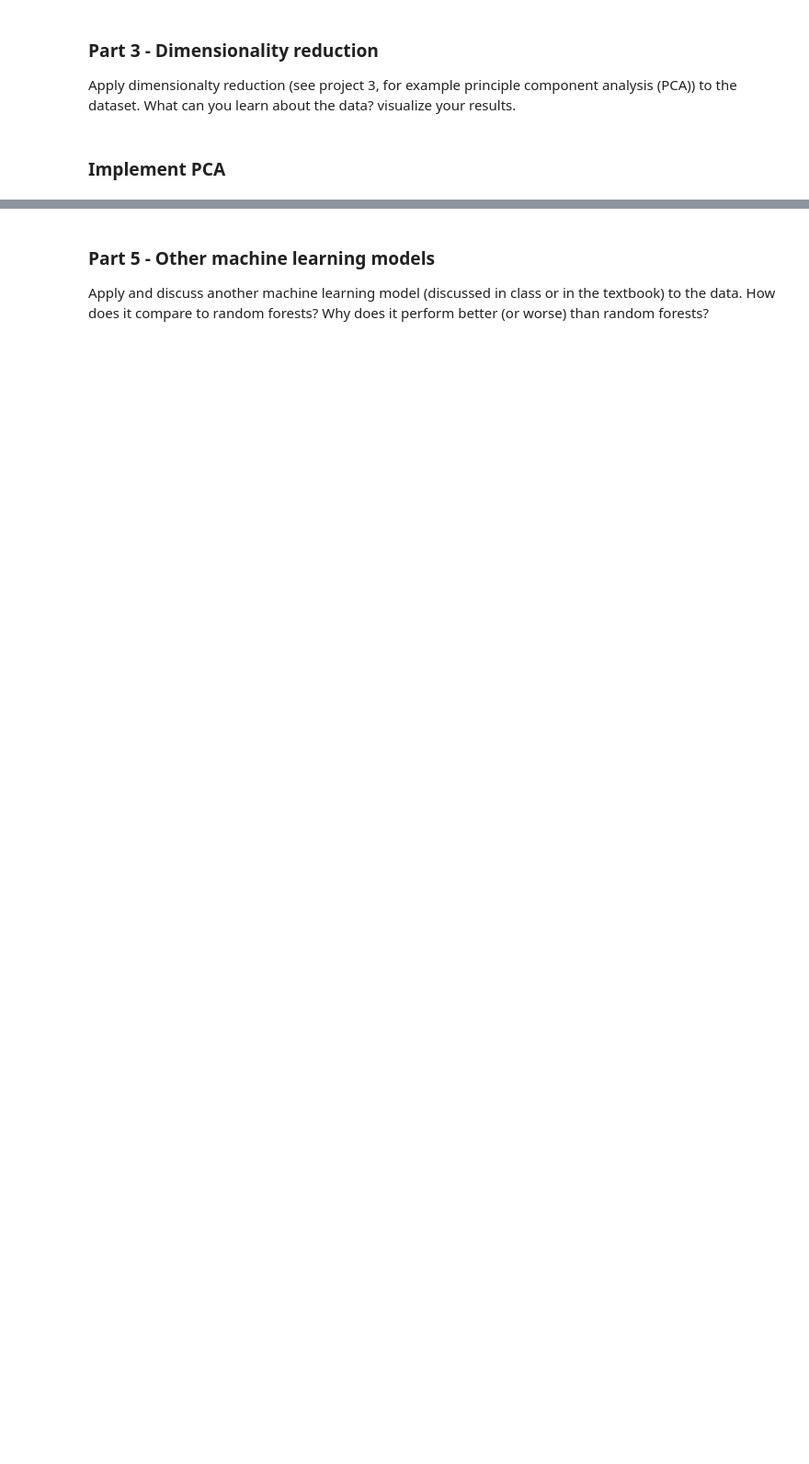
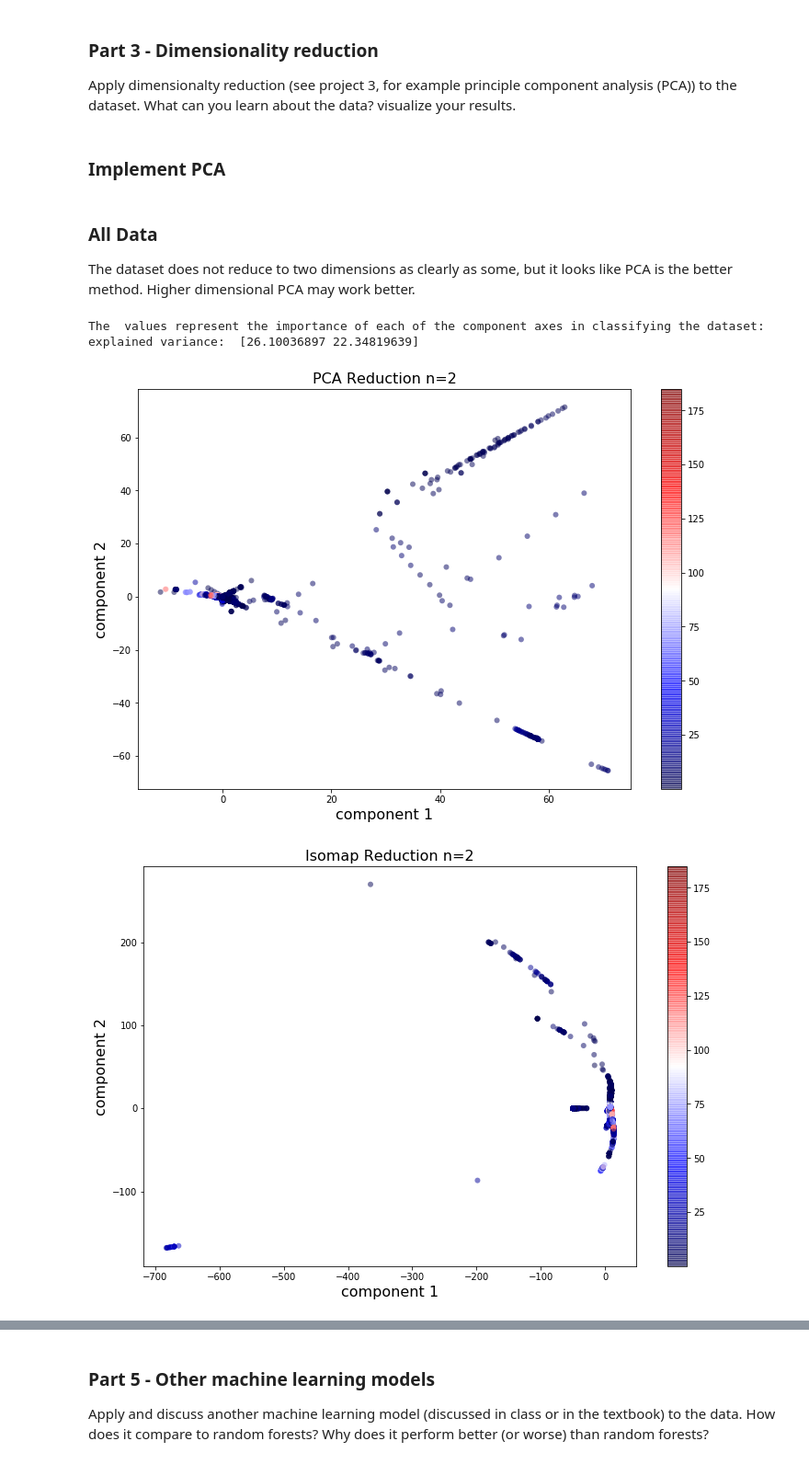
Before and after one commit to OSUScientificComputing464/final-project-discer151, a Jupyter notebook: FinalProject.ipynb, the cells around one changed output, grey strips where cells are left out. Shown at 92% size. Drawn from its saved outputs; the diff is of its cells as text; code cells hidden in the pictures; blank space fills up the shorter version.

```diff
--- a/FinalProject.ipynb
+++ b/FinalProject.ipynb
@@ -185,3 +214,15 @@ def do_pca(x_data, y_data, n_components):
     print('explained variance: ', pca.explained_variance_)
 
     return pca
+# %% [markdown]
+### All Data
+
+The dataset does not reduce to two dimensions as clearly as some, but it looks like PCA is the better method. Higher dimensional PCA may work better.
+# %%
+unique_pca = do_pca(unique_data[unique_x],unique_data[unique_y],2)
+unique_iso = do_iso(unique_data[unique_x],unique_data[unique_y],2)
+# %% [output]
+The  values represent the importance of each of the component axes in classifying the dataset:
+explained variance:  [26.10036897 22.34819639]
+[figure, added]
+[figure, added]
```
Also changed, not shown: parts of 47 cells of this notebook, 4 other files.
